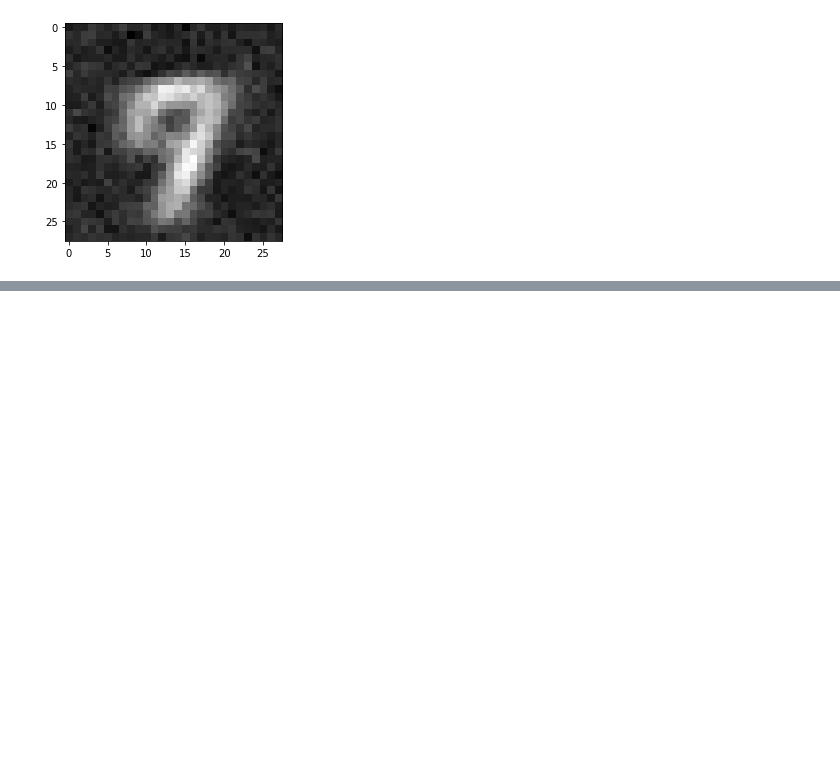
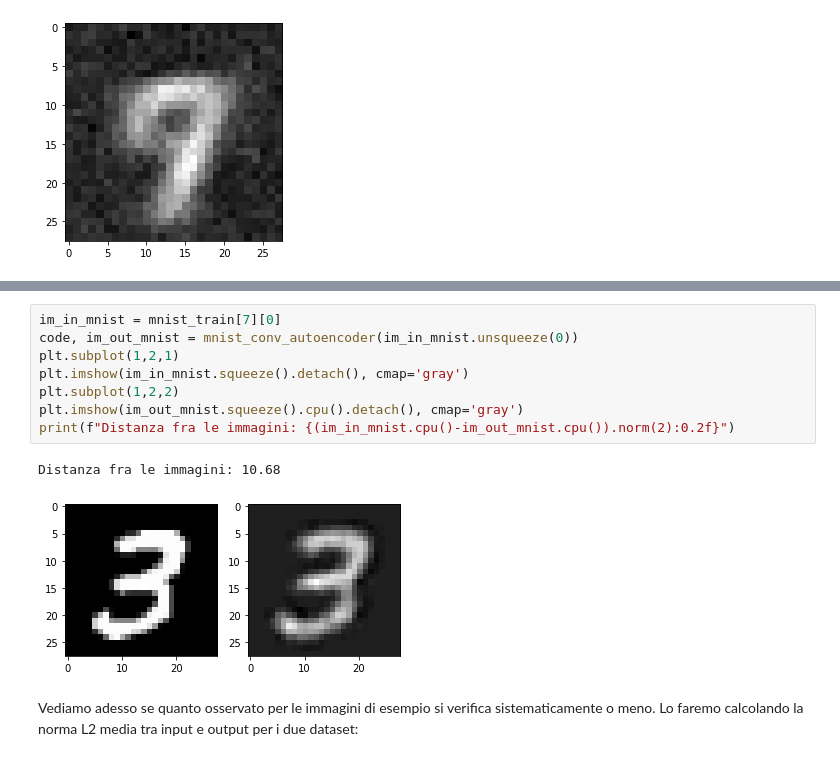
Before and after one commit to khalld/deep-learning, a Jupyter notebook: lab01/lab1.ipynb, the cells around one changed output, grey strips where cells are left out. Cells and saved outputs as stored; diff of their text form; blank space fills up the shorter version.

```diff
--- a/lab01/lab1.ipynb
+++ b/lab01/lab1.ipynb
@@ -435,0 +473,13 @@ plt.imshow(out_img[0][0].detach().cpu(), cmap='gray')
+# %%
+im_in_mnist = mnist_train[7][0]
+code, im_out_mnist = mnist_conv_autoencoder(im_in_mnist.unsqueeze(0))
+plt.subplot(1,2,1)
+plt.imshow(im_in_mnist.squeeze().detach(), cmap='gray')
+plt.subplot(1,2,2)
+plt.imshow(im_out_mnist.squeeze().cpu().detach(), cmap='gray')
+print(f"Distanza fra le immagini: {(im_in_mnist.cpu()-im_out_mnist.cpu()).norm(2):0.2f}")
+# %% [output]
+Distanza fra le immagini: 10.68
+[figure, added]
+# %% [markdown]
+Vediamo adesso se quanto osservato per le immagini di esempio si verifica sistematicamente o meno. Lo faremo calcolando la norma L2 media tra input e output per i due dataset:
```
Also changed, not shown: parts of 18 cells of this notebook, 4 other files.
